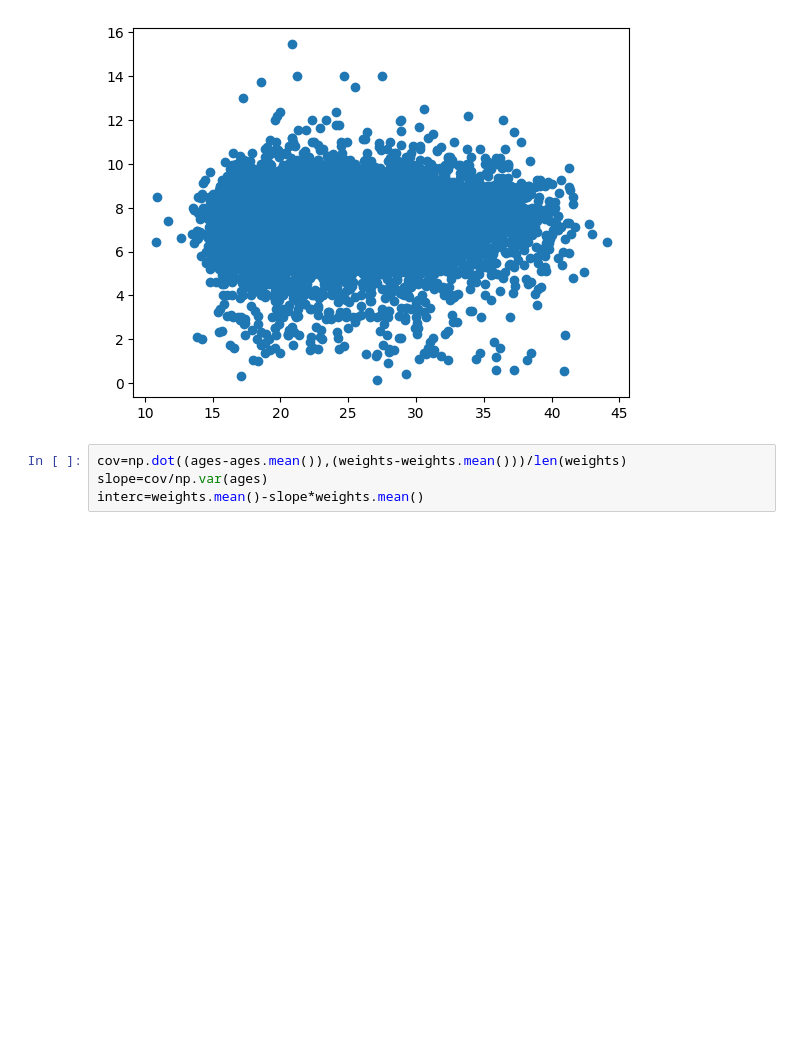
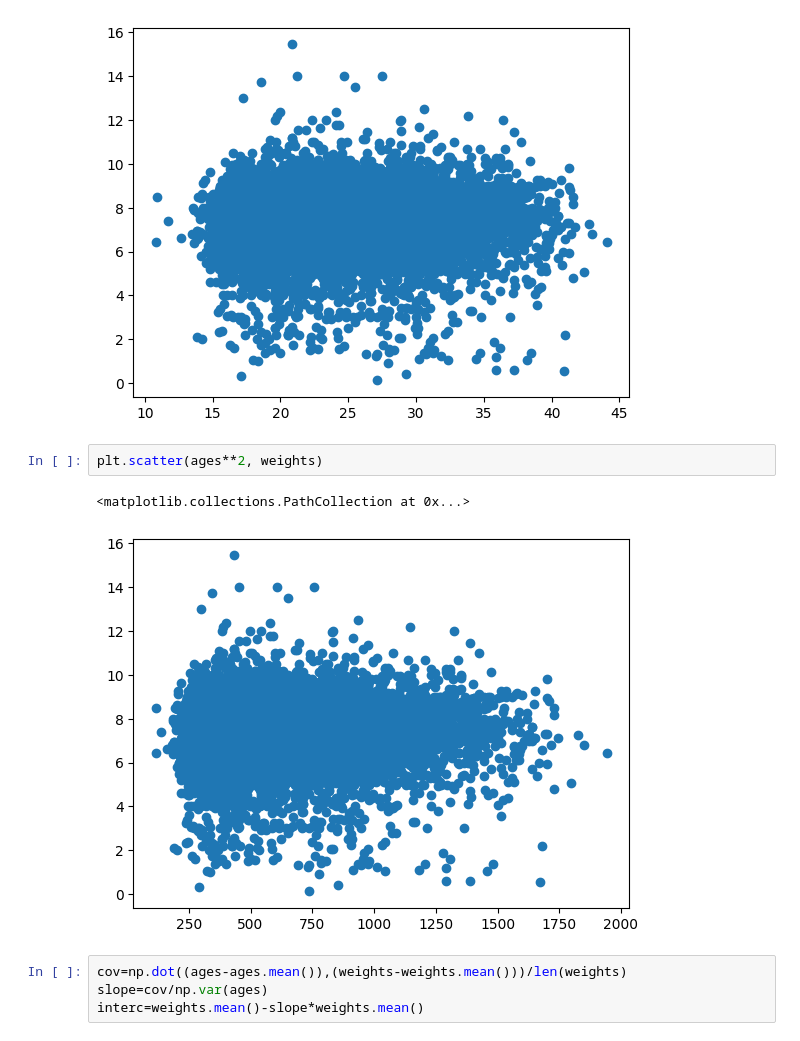
Before and after one commit to Tech-Jan/thinkstats, a Jupyter notebook: solutions/chap10soln.ipynb, the cells around one changed output. Saved outputs shown, nothing was run; the diff lists cells and outputs as text; blank space fills up the shorter version.

```diff
--- a/solutions/chap10soln.ipynb
+++ b/solutions/chap10soln.ipynb
@@ -54,6 +54,11 @@ plt.scatter(ages, weights)
 # %% [output]
 <matplotlib.collections.PathCollection at 0x...>
 [figure]
+# %%
+plt.scatter(ages**2, weights)
+# %% [output]
+<matplotlib.collections.PathCollection at 0x...>
+[figure, added]
 # %%
 cov=np.dot((ages-ages.mean()),(weights-weights.mean()))/len(weights)
 slope=cov/np.var(ages)
```
Also changed, not shown: parts of 15 cells of this notebook, 1 other file.
